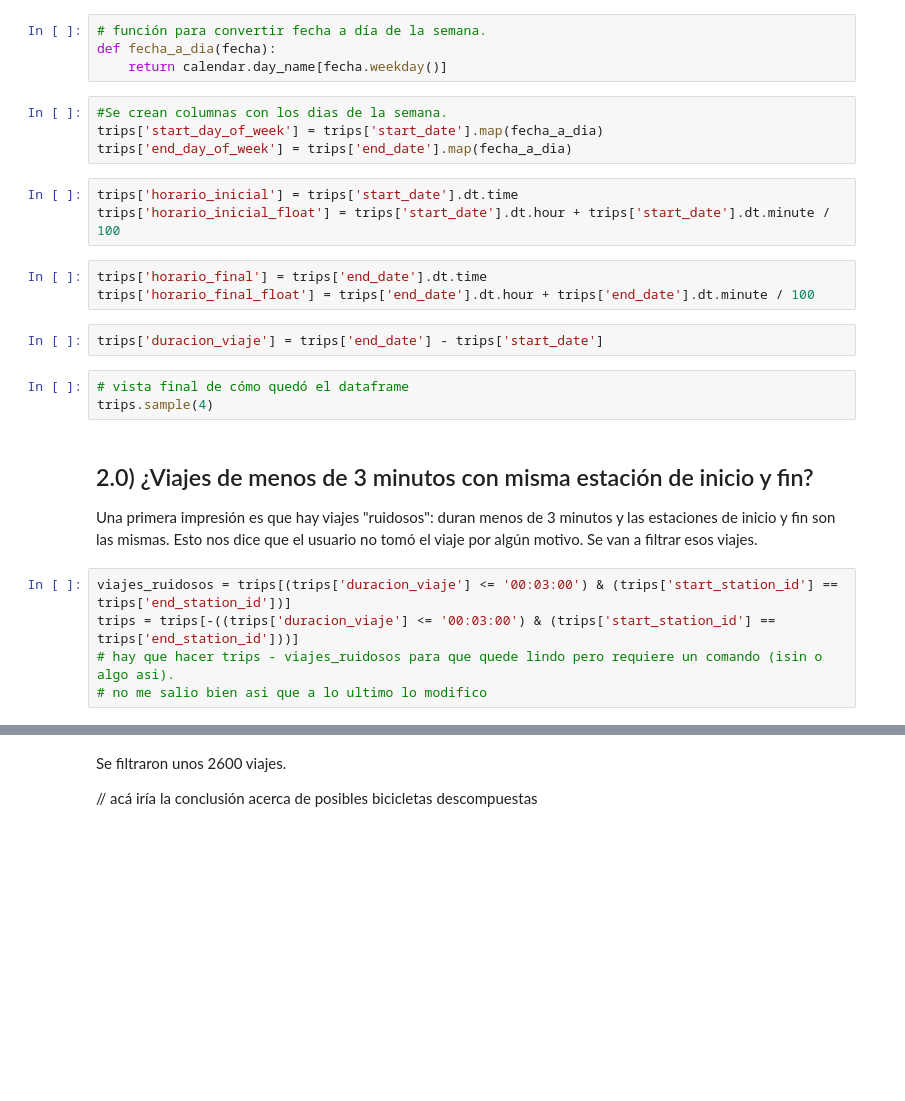
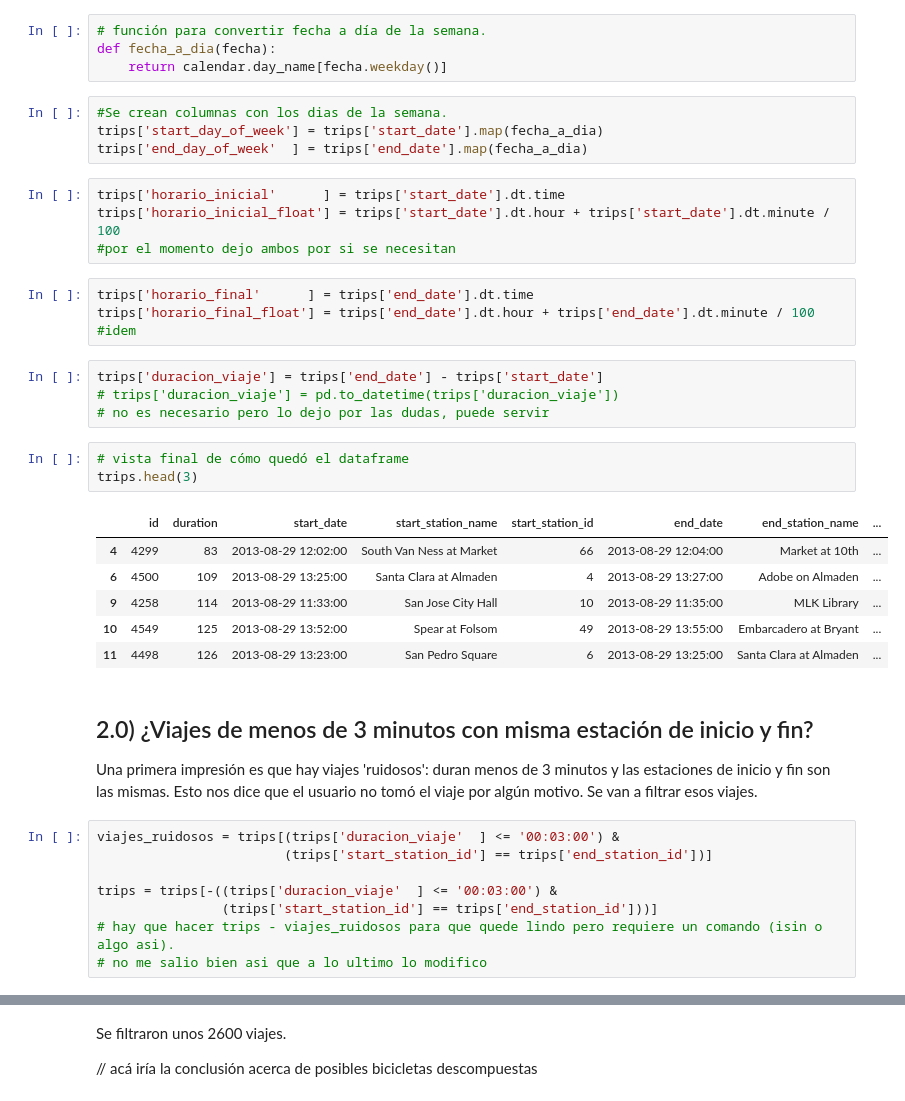
Before and after one commit to frisjon/tp1, a Jupyter notebook: notebooks/tp1.ipynb, the cells around one changed output, grey strips where cells are left out. Drawn from its saved outputs; the diff is of its cells as text; blank space fills up the shorter version.

```diff
--- a/notebooks/tp1.ipynb
+++ b/notebooks/tp1.ipynb
@@ -337,25 +361,39 @@ def fecha_a_dia(fecha):
 # %%
 #Se crean columnas con los dias de la semana.
 trips['start_day_of_week'] = trips['start_date'].map(fecha_a_dia)
-trips['end_day_of_week'] = trips['end_date'].map(fecha_a_dia)
+trips['end_day_of_week'  ] = trips['end_date'].map(fecha_a_dia)
 # %%
-trips['horario_inicial'] = trips['start_date'].dt.time
+trips['horario_inicial'      ] = trips['start_date'].dt.time
 trips['horario_inicial_float'] = trips['start_date'].dt.hour + trips['start_date'].dt.minute / 100
+#por el momento dejo ambos por si se necesitan
 # %%
-trips['horario_final'] = trips['end_date'].dt.time
+trips['horario_final'      ] = trips['end_date'].dt.time
 trips['horario_final_float'] = trips['end_date'].dt.hour + trips['end_date'].dt.minute / 100
+#idem
-# %%
-trips['duracion_viaje'] = trips['end_date'] - trips['start_date']
+# %%
+trips['duracion_viaje'] = trips['end_date'] - trips['start_date']
+# trips['duracion_viaje'] = pd.to_datetime(trips['duracion_viaje'])
+# no es necesario pero lo dejo por las dudas, puede servir
 # %%
 # vista final de cómo quedó el dataframe
-trips.sample(4)
+trips.head(3)
+# %% [output]
+|  | id | duration | start_date | start_station_name | start_station_id | end_date | end_station_name | ... |
+| 4 | 4299 | 83 | 2013-08-29 12:02:00 | South Van Ness at Market | 66 | 2013-08-29 12:04:00 | Market at 10th | ... |
+| 6 | 4500 | 109 | 2013-08-29 13:25:00 | Santa Clara at Almaden | 4 | 2013-08-29 13:27:00 | Adobe on Almaden | ... |
+| 9 | 4258 | 114 | 2013-08-29 11:33:00 | San Jose City Hall | 10 | 2013-08-29 11:35:00 | MLK Library | ... |
+| 10 | 4549 | 125 | 2013-08-29 13:52:00 | Spear at Folsom | 49 | 2013-08-29 13:55:00 | Embarcadero at Bryant | ... |
+| 11 | 4498 | 126 | 2013-08-29 13:23:00 | San Pedro Square | 6 | 2013-08-29 13:25:00 | Santa Clara at Almaden | ... |
 # %% [markdown]
 ## 2.0) ¿Viajes de menos de 3 minutos con misma estación de inicio y fin?
-Una primera impresión es que hay viajes "ruidosos": duran menos de 3 minutos y las estaciones de inicio y fin
+Una primera impresión es que hay viajes 'ruidosos': duran menos de 3 minutos y las estaciones de inicio y fin
 son las mismas. Esto nos dice que el usuario no tomó el viaje por algún motivo. Se van a filtrar esos viajes.
 # %%
-viajes_ruidosos = trips[(trips['duracion_viaje'] <= '00:03:00') & (trips['start_station_id'] == trips['end_station_id'])]
-trips = trips[-((trips['duracion_viaje'] <= '00:03:00') & (trips['start_station_id'] == trips['end_station_id']))]
+viajes_ruidosos = trips[(trips['duracion_viaje'  ] <= '00:03:00') &
+                        (trips['start_station_id'] == trips['end_station_id'])]
+
+trips = trips[-((trips['duracion_viaje'  ] <= '00:03:00') &
+                (trips['start_station_id'] == trips['end_station_id']))]
 # hay que hacer trips - viajes_ruidosos para que quede lindo pero requiere un comando (isin o algo asi).
 # no me salio bien asi que a lo ultimo lo modifico
 # %%
```
Also changed, not shown: parts of 91 cells of this notebook.
